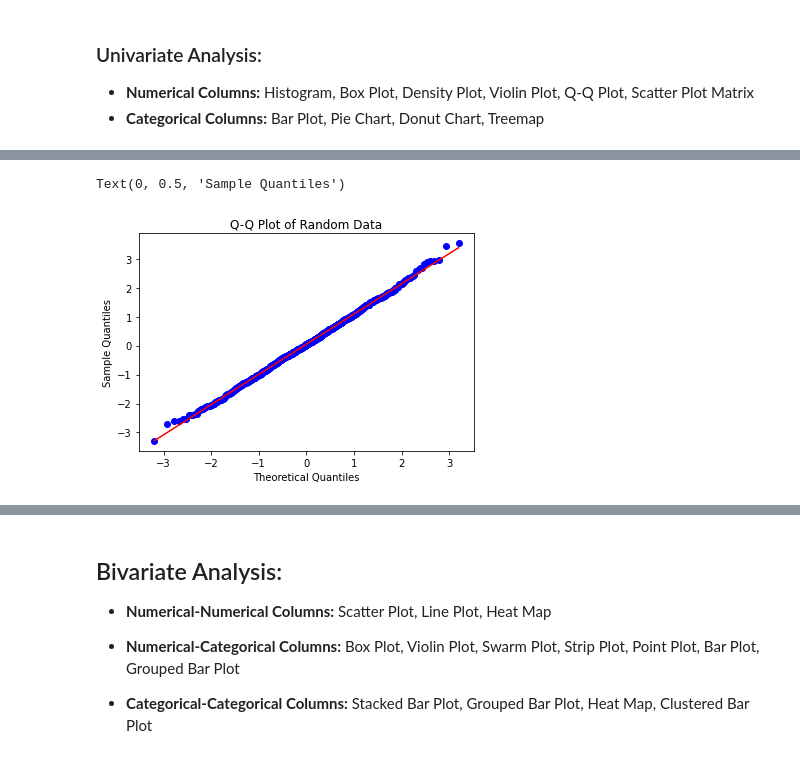
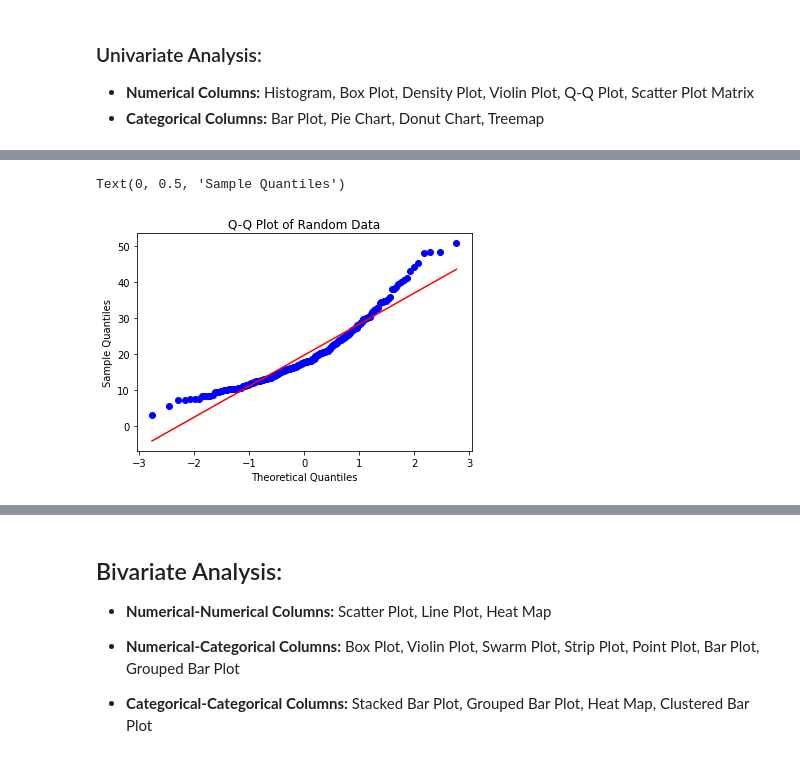
Before and after one commit to ehtisham-sadiq/AI-Pioneers-DataScience-Arena, a Jupyter notebook: notebooks/Exploratory-Data-Analysis.ipynb, the cells around one changed output, grey strips where cells are left out. Cells and saved outputs as stored; diff of their text form; code cells hidden in the pictures.

```diff
--- a/notebooks/Exploratory-Data-Analysis.ipynb
+++ b/notebooks/Exploratory-Data-Analysis.ipynb
@@ -18,3 +18,6 @@ import scipy.stats as stats
 
 - **Numerical Columns:** Histogram, Box Plot, Density Plot, Violin Plot, Q-Q Plot, Scatter Plot Matrix
 - **Categorical Columns:** Bar Plot, Pie Chart, Donut Chart, Treemap
+# %%
+df = sns.load_dataset('tips')
+df
@@ -27,18 +73,18 @@ import scipy.stats as stats
 # %%
 import scipy.stats as stats
 import numpy as np
 import matplotlib.pyplot as plt
 
 # Generate some random data
-data = np.random.normal(size=1000)
+# data = np.random.normal(size=1000)
 
 # Generate the Q-Q plot
-stats.probplot(data, dist="norm", plot=plt)
+stats.probplot(df.total_bill, dist="norm", plot=plt)
 
 # Set the plot title and axis labels
 plt.title('Q-Q Plot of Random Data')
 plt.xlabel('Theoretical Quantiles')
 plt.ylabel('Sample Quantiles')
 # %% [output]
 Text(0, 0.5, 'Sample Quantiles')
-[figure, old version]
+[figure, new version]
```
Also changed, not shown: parts of 34 cells of this notebook.
